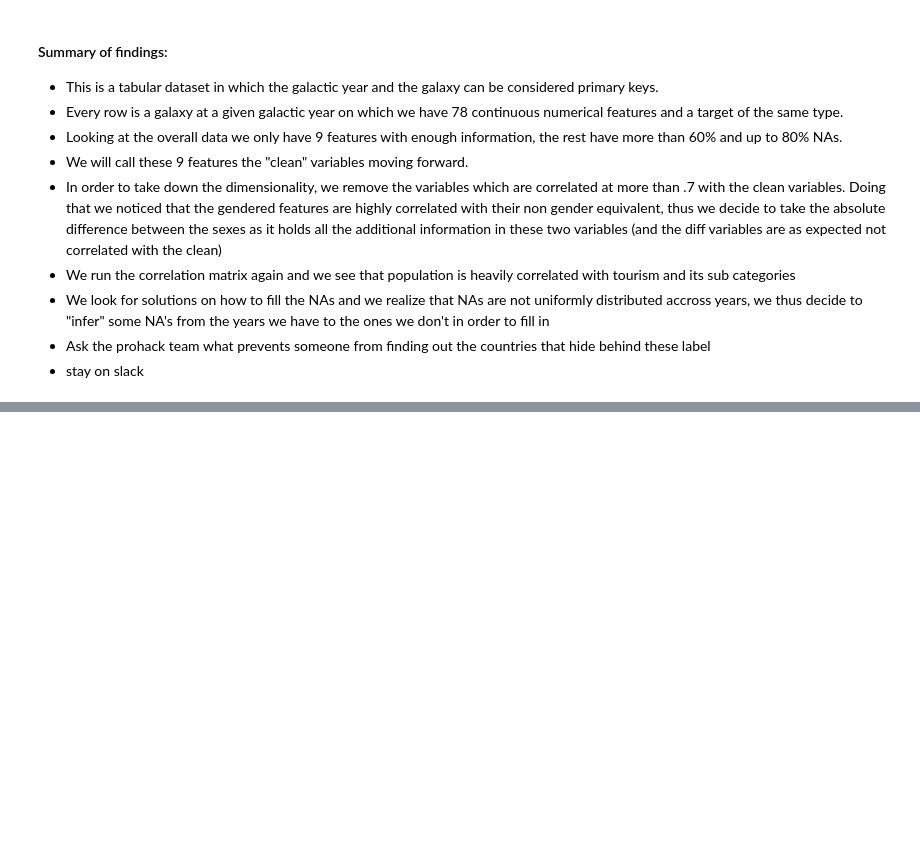
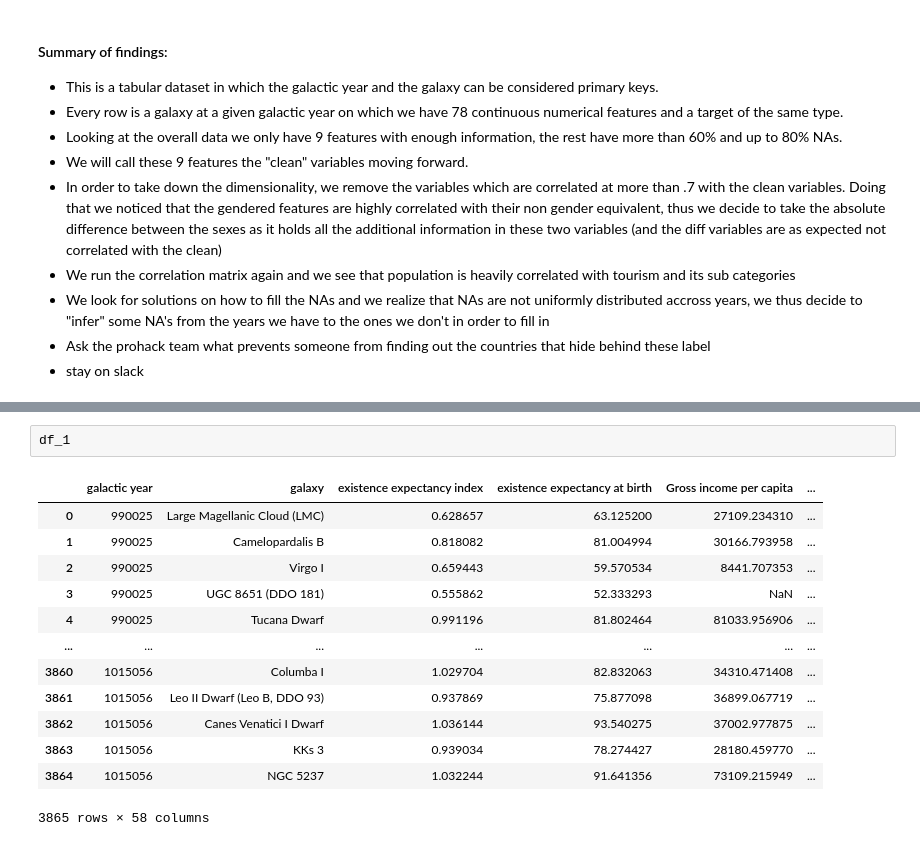
Before and after one commit to AzizMosbah/HappinessForecast, a Jupyter notebook: Draft.ipynb, the cells around one changed output, grey strips where cells are left out. Saved outputs shown, nothing was run; the diff lists cells and outputs as text; blank space fills up the shorter version.

```diff
--- a/Draft.ipynb
+++ b/Draft.ipynb
@@ -409,0 +677,16 @@ reduce the Nas of diff - Intergalactic Development Index (IDI), Rank to 754
+# %%
+df_1
+# %% [output]
+|  | galactic year | galaxy | existence expectancy index | existence expectancy at birth | Gross income per capita | ... |
+| 0 | 990025 | Large Magellanic Cloud (LMC) | 0.628657 | 63.125200 | 27109.234310 | ... |
+| 1 | 990025 | Camelopardalis B | 0.818082 | 81.004994 | 30166.793958 | ... |
+| 2 | 990025 | Virgo I | 0.659443 | 59.570534 | 8441.707353 | ... |
+| 3 | 990025 | UGC 8651 (DDO 181) | 0.555862 | 52.333293 | NaN | ... |
+| 4 | 990025 | Tucana Dwarf | 0.991196 | 81.802464 | 81033.956906 | ... |
+| ... | ... | ... | ... | ... | ... | ... |
+| 3860 | 1015056 | Columba I | 1.029704 | 82.832063 | 34310.471408 | ... |
+| 3861 | 1015056 | Leo II Dwarf (Leo B, DDO 93) | 0.937869 | 75.877098 | 36899.067719 | ... |
+| 3862 | 1015056 | Canes Venatici I Dwarf | 1.036144 | 93.540275 | 37002.977875 | ... |
+| 3863 | 1015056 | KKs 3 | 0.939034 | 78.274427 | 28180.459770 | ... |
+| 3864 | 1015056 | NGC 5237 | 1.032244 | 91.641356 | 73109.215949 | ... |
+3865 rows × 58 columns
```
Also changed, not shown: parts of 15 cells of this notebook.
